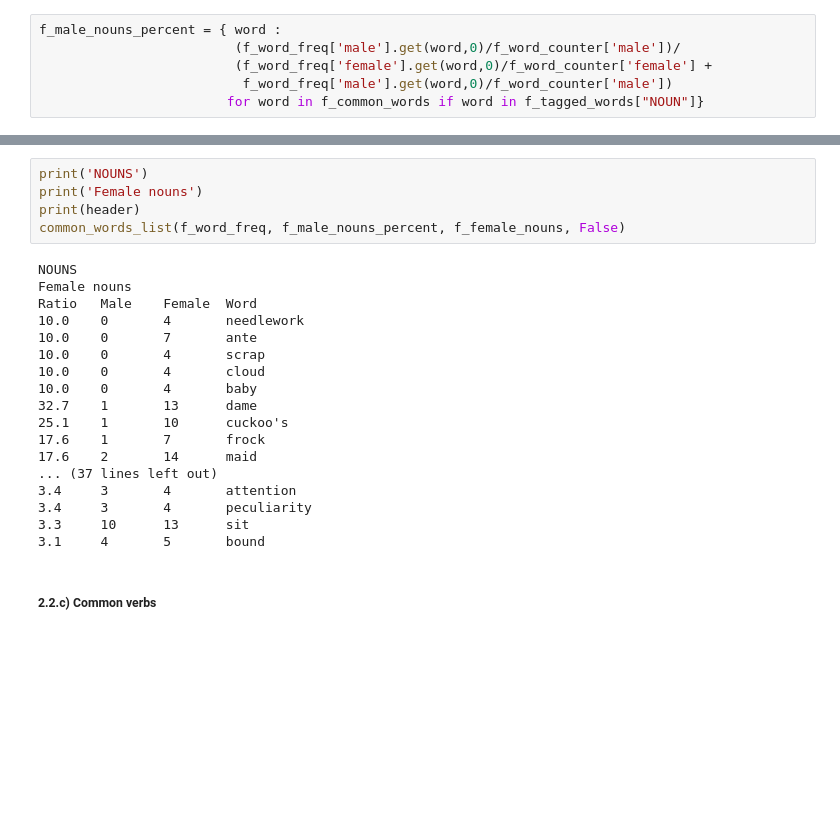
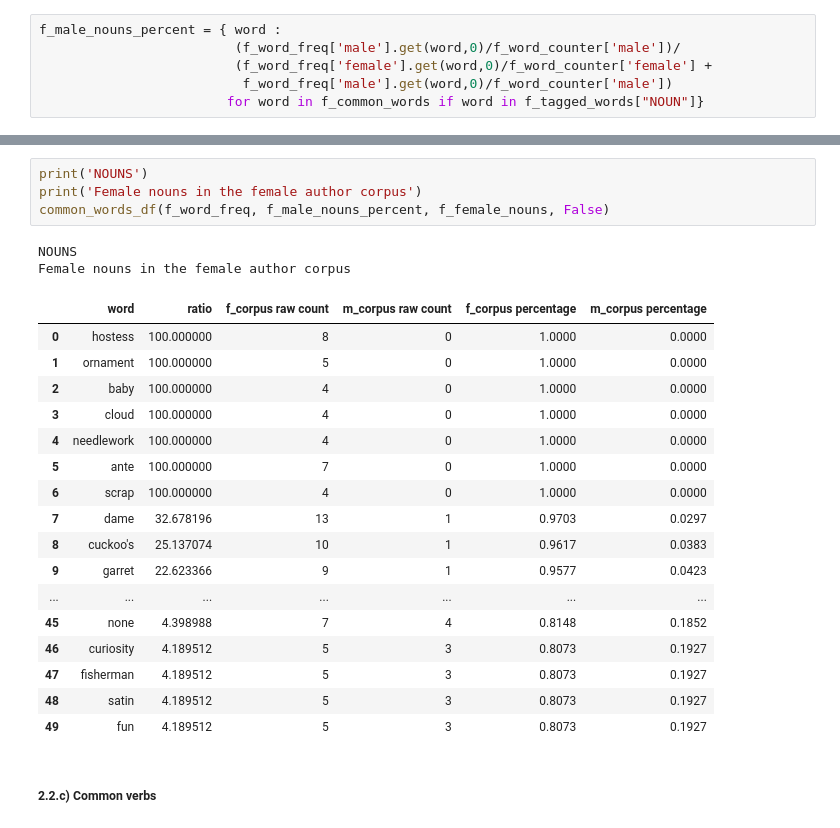
Before and after one commit to gobbykid/corpora_analytics, a Jupyter notebook: analytics.ipynb, the cells around one changed output, grey strips where cells are left out. Cells and saved outputs as stored; diff of their text form; blank space fills up the shorter version.

```diff
--- a/analytics.ipynb
+++ b/analytics.ipynb
@@ -465,26 +482,27 @@ Ratio   Male    Female  Word
 # %%
 print('NOUNS')
-print('Female nouns')
-print(header)
-common_words_list(f_word_freq, f_male_nouns_percent, f_female_nouns, False)
+print('Female nouns in the female author corpus')
+common_words_df(f_word_freq, f_male_nouns_percent, f_female_nouns, False)
 # %% [output]
 NOUNS
-Female nouns
-Ratio   Male    Female  Word
-10.0    0       4       needlework
-10.0    0       7       ante
-10.0    0       4       scrap
-10.0    0       4       cloud
-10.0    0       4       baby
-32.7    1       13      dame
-25.1    1       10      cuckoo's
-17.6    1       7       frock
-17.6    2       14      maid
-... (37 lines left out)
-3.4     3       4       attention
-3.4     3       4       peculiarity
-3.3     10      13      sit
-3.1     4       5       bound
+Female nouns in the female author corpus
+|  | word | ratio | f_corpus raw count | m_corpus raw count | f_corpus percentage | m_corpus percentage |
+| 0 | hostess | 100.000000 | 8 | 0 | 1.0000 | 0.0000 |
+| 1 | ornament | 100.000000 | 5 | 0 | 1.0000 | 0.0000 |
+| 2 | baby | 100.000000 | 4 | 0 | 1.0000 | 0.0000 |
+| 3 | cloud | 100.000000 | 4 | 0 | 1.0000 | 0.0000 |
+| 4 | needlework | 100.000000 | 4 | 0 | 1.0000 | 0.0000 |
+| 5 | ante | 100.000000 | 7 | 0 | 1.0000 | 0.0000 |
+| 6 | scrap | 100.000000 | 4 | 0 | 1.0000 | 0.0000 |
+| 7 | dame | 32.678196 | 13 | 1 | 0.9703 | 0.0297 |
+| 8 | cuckoo's | 25.137074 | 10 | 1 | 0.9617 | 0.0383 |
+| 9 | garret | 22.623366 | 9 | 1 | 0.9577 | 0.0423 |
+| ... | ... | ... | ... | ... | ... | ... |
+| 45 | none | 4.398988 | 7 | 4 | 0.8148 | 0.1852 |
+| 46 | curiosity | 4.189512 | 5 | 3 | 0.8073 | 0.1927 |
+| 47 | fisherman | 4.189512 | 5 | 3 | 0.8073 | 0.1927 |
+| 48 | satin | 4.189512 | 5 | 3 | 0.8073 | 0.1927 |
+| 49 | fun | 4.189512 | 5 | 3 | 0.8073 | 0.1927 |
 # %% [markdown]
 ##### 2.2.c) Common verbs
 # %%
```
Also changed, not shown: parts of 26 cells of this notebook, 35 other files.
